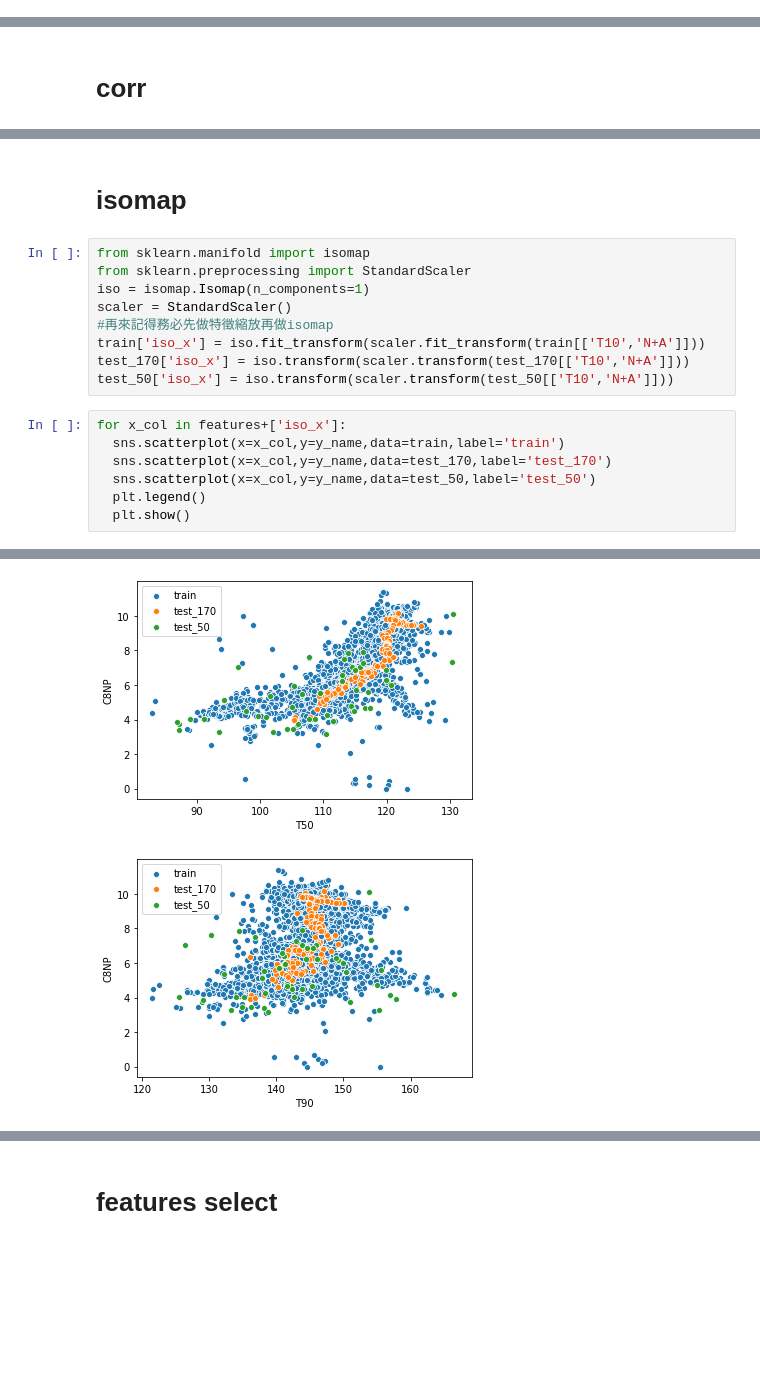
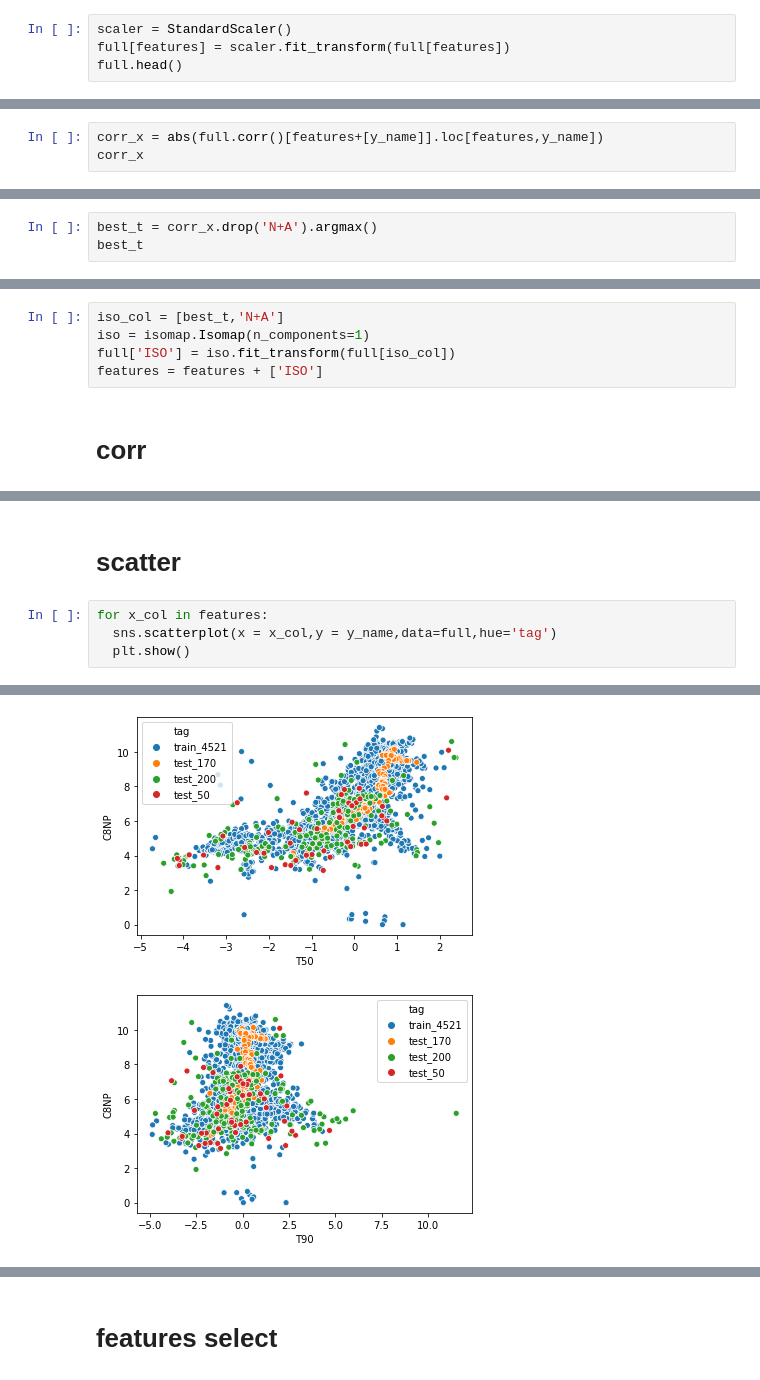
Before and after one commit to skywalker0803r/works, a Jupyter notebook: C8NP.ipynb, the cells around one changed output, grey strips where cells are left out. Saved outputs shown, nothing was run; the diff lists cells and outputs as text; blank space fills up the shorter version.

```diff
--- a/C8NP.ipynb
+++ b/C8NP.ipynb
@@ -34,0 +49,4 @@ y_name = 'C8NP'
+# %%
+scaler = StandardScaler()
+full[features] = scaler.fit_transform(full[features])
+full.head()
@@ -34,0 +62,3 @@ y_name = 'C8NP'
+# %%
+corr_x = abs(full.corr()[features+[y_name]].loc[features,y_name])
+corr_x
@@ -34,0 +71,3 @@ y_name = 'C8NP'
+# %%
+best_t = corr_x.drop('N+A').argmax()
+best_t
@@ -35,2 +78,7 @@ y_name = 'C8NP'
+# %%
+iso_col = [best_t,'N+A']
+iso = isomap.Isomap(n_components=1)
+full['ISO'] = iso.fit_transform(full[iso_col])
+features = features + ['ISO']
 # %% [markdown]
 # corr
@@ -46,19 +94,7 @@ abs(train[features+[y_name]].corr()).style.background_gradient()
 # %% [markdown]
-# isomap
+# scatter
-# %%
-from sklearn.manifold import isomap
-from sklearn.preprocessing import StandardScaler
-iso = isomap.Isomap(n_components=1)
-scaler = StandardScaler()
-#再來記得務必先做特徵縮放再做isomap
-train['iso_x'] = iso.fit_transform(scaler.fit_transform(train[['T10','N+A']]))
-test_170['iso_x'] = iso.transform(scaler.transform(test_170[['T10','N+A']]))
-test_50['iso_x'] = iso.transform(scaler.transform(test_50[['T10','N+A']]))
 # %%
-for x_col in features+['iso_x']:
-  sns.scatterplot(x=x_col,y=y_name,data=train,label='train')
-  sns.scatterplot(x=x_col,y=y_name,data=test_170,label='test_170')
-  sns.scatterplot(x=x_col,y=y_name,data=test_50,label='test_50')
-  plt.legend()
+for x_col in features:
+  sns.scatterplot(x = x_col,y = y_name,data=full,hue='tag')
   plt.show()
 # %% [output]
@@ -66,2 +102,2 @@ for x_col in features+['iso_x']:
-[figure, old version]
+[figure, new version]
-[figure, old version]
+[figure, new version]
```
Also changed, not shown: parts of 41 cells of this notebook.
